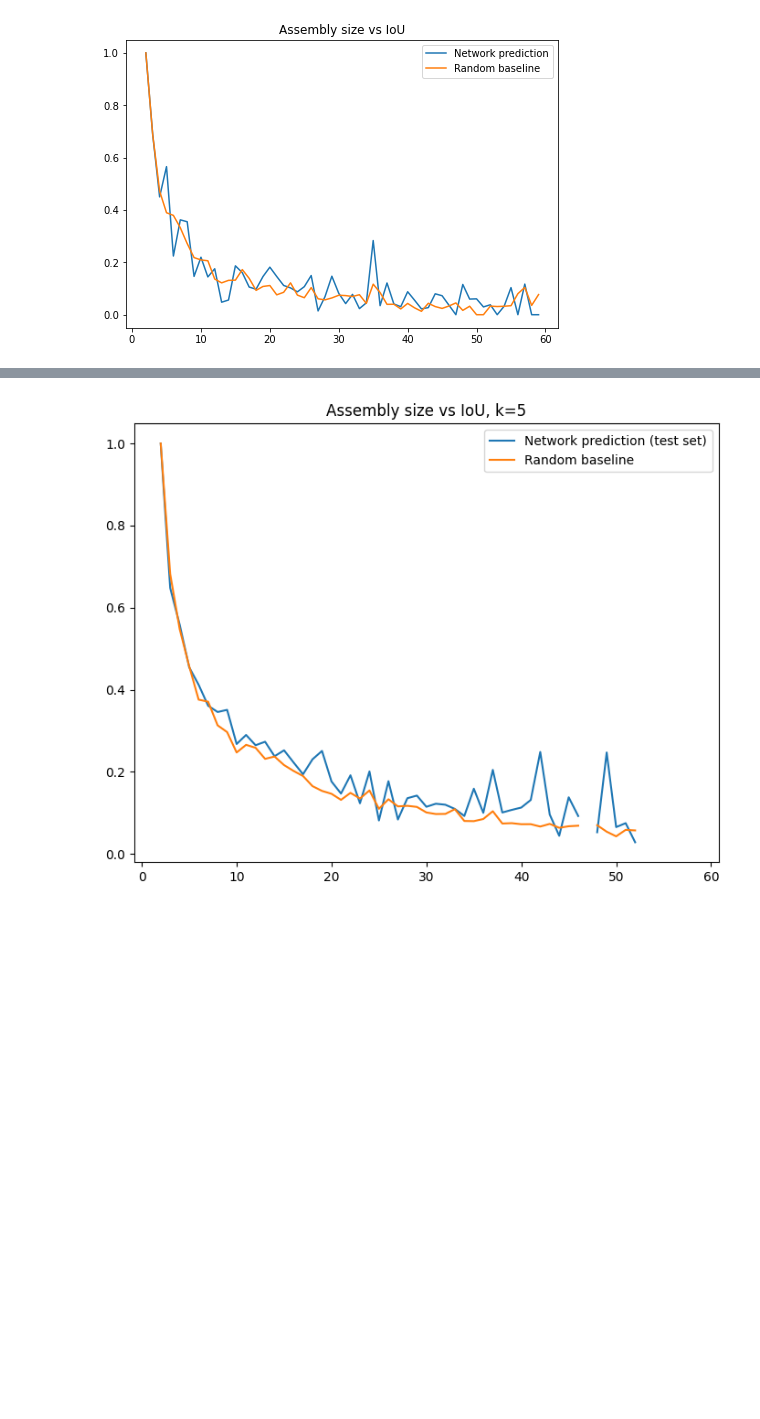
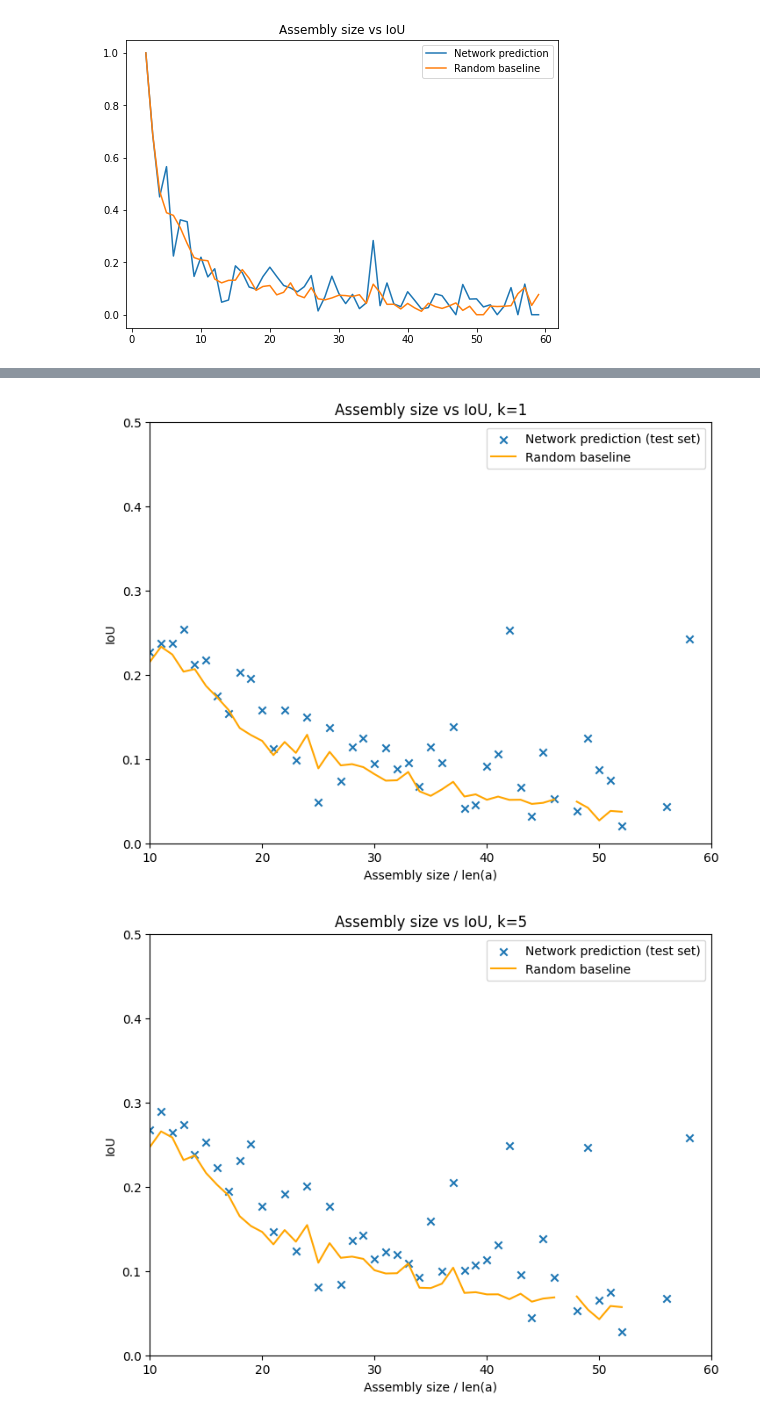
Before and after one commit to gymbeijing/mechanism-identification-public, a Jupyter notebook: joe_notebooks/iou_stats.ipynb, the cells around one changed output, grey strips where cells are left out. Saved outputs shown, nothing was run; the diff lists cells and outputs as text; code cells hidden in the pictures; blank space fills up the shorter version.

Commit message:
Ran with new outputs in cell

```diff
--- a/joe_notebooks/iou_stats.ipynb
+++ b/joe_notebooks/iou_stats.ipynb
@@ -27,7 +27,7 @@ def find_largest_iou(subresult_list):
 
     return np.array(network_iou_list).max(), np.array(random_iou_list).max()
 # %%
-result_file = Path("../model_outputs/result.json")
+result_file = Path("../model_outputs/result_1.json")
 # %%
 with open(result_file, "r") as fp:
     data = json.load(fp)
@@ -149,24 +149,34 @@ k=10, n=30:      IoU_network = 11.10%    IoU_random_neighbors = 7.51%
 k=10, n=40:      IoU_network = 10.18%    IoU_random_neighbors = 6.29%
 k=10, n=50:      IoU_network = 7.45%    IoU_random_neighbors = 5.10%
 # %%
-test_set_assembly_size = []
-test_set_ious = []
-test_set_random_baseline = []
-for n in range(2, 60):
-    def assembly_size_bigger_than(seq):
-        return seq["assembly_num_bodies"] == n
-    mean_iou_from_network, mean_iou_random_neighbors = find_mean_ious_test_set(test_set_results, assembly_size_bigger_than)
-    test_set_ious.append(mean_iou_from_network)
-    test_set_random_baseline.append(mean_iou_random_neighbors)
-    test_set_assembly_size.append(n)
+for k in ks:
+    test_set_result_file = Path(f"../model_outputs/result_{k}.json")
+    with open(test_set_result_file, "r") as fp:
+        test_set_results = json.load(fp)
 
-fig = plt.figure()
-ax = fig.add_axes([0,0,1,1])
-ax.plot(test_set_assembly_size, test_set_ious, label="Network prediction (test set)")
-ax.plot(test_set_assembly_size, test_set_random_baseline, label="Random baseline")
-ax.legend()
-plt.title("Assembly size vs IoU, k=5")
-plt.show()
-plt.close()
+    test_set_assembly_size = []
+    test_set_ious = []
+    test_set_random_baseline = []
+    for n in range(2, 60):
+        def assembly_size_bigger_than(seq, n):
+            return seq["assembly_num_bodies"] == n
+        mean_iou_from_network, mean_iou_random_neighbors = find_mean_ious_test_set(test_set_results, assembly_size_bigger_than, n)
+        test_set_ious.append(mean_iou_from_network)
+        test_set_random_baseline.append(mean_iou_random_neighbors)
+        test_set_assembly_size.append(n)
+
+    fig = plt.figure()
+    ax = fig.add_axes([0,0,1,1])
+    ax.scatter(test_set_assembly_size, test_set_ious, marker='x', label="Network prediction (test set)")
+    ax.plot(test_set_assembly_size, test_set_random_baseline, color='orange', label="Random baseline")
+    ax.legend()
+    plt.title(f"Assembly size vs IoU, k={k}")
+    plt.xlim([10, 60])
+    plt.ylim([0, 0.5])
+    plt.xlabel('Assembly size / len(a)')
+    plt.ylabel('IoU')
+    plt.show()
+    plt.close()
 # %% [output]
-[figure, old version]
+[figure, new version]
+[figure, added]
```
Also changed, not shown: parts of 1 cell of this notebook, 1 other file.
